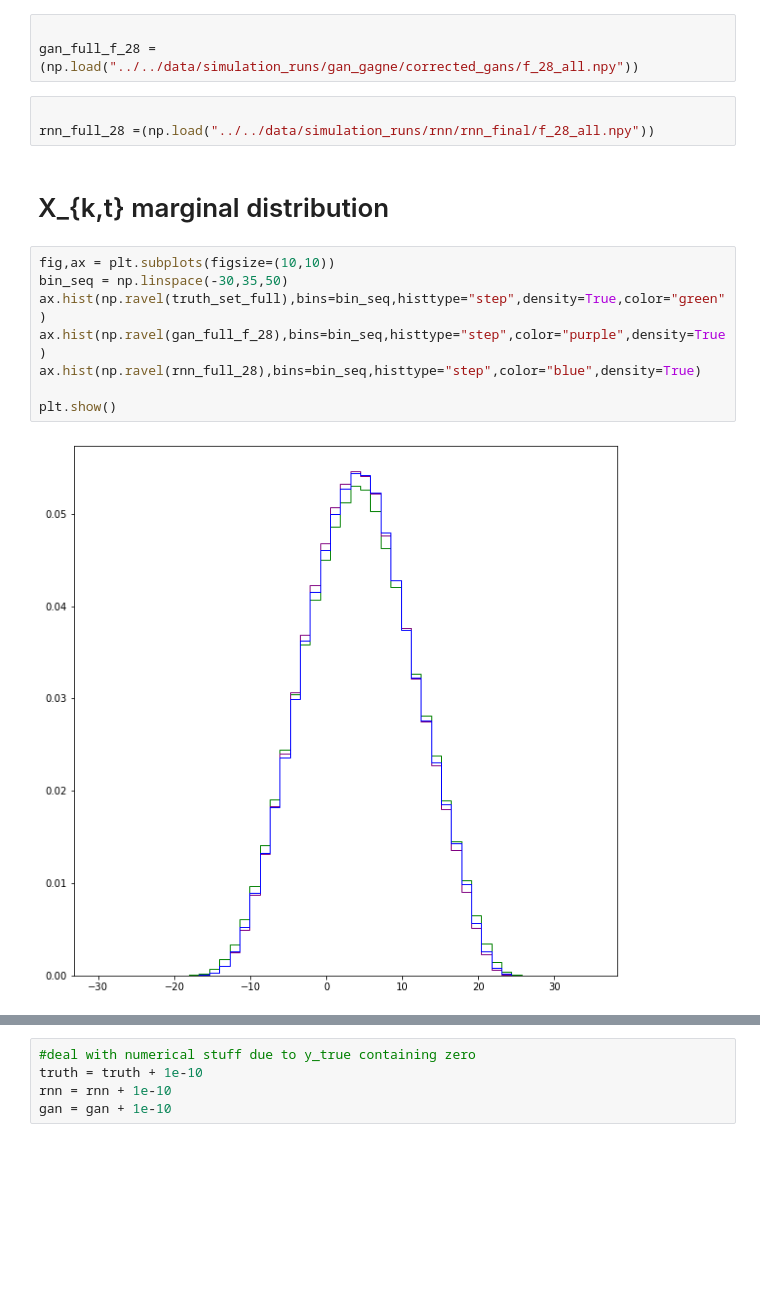
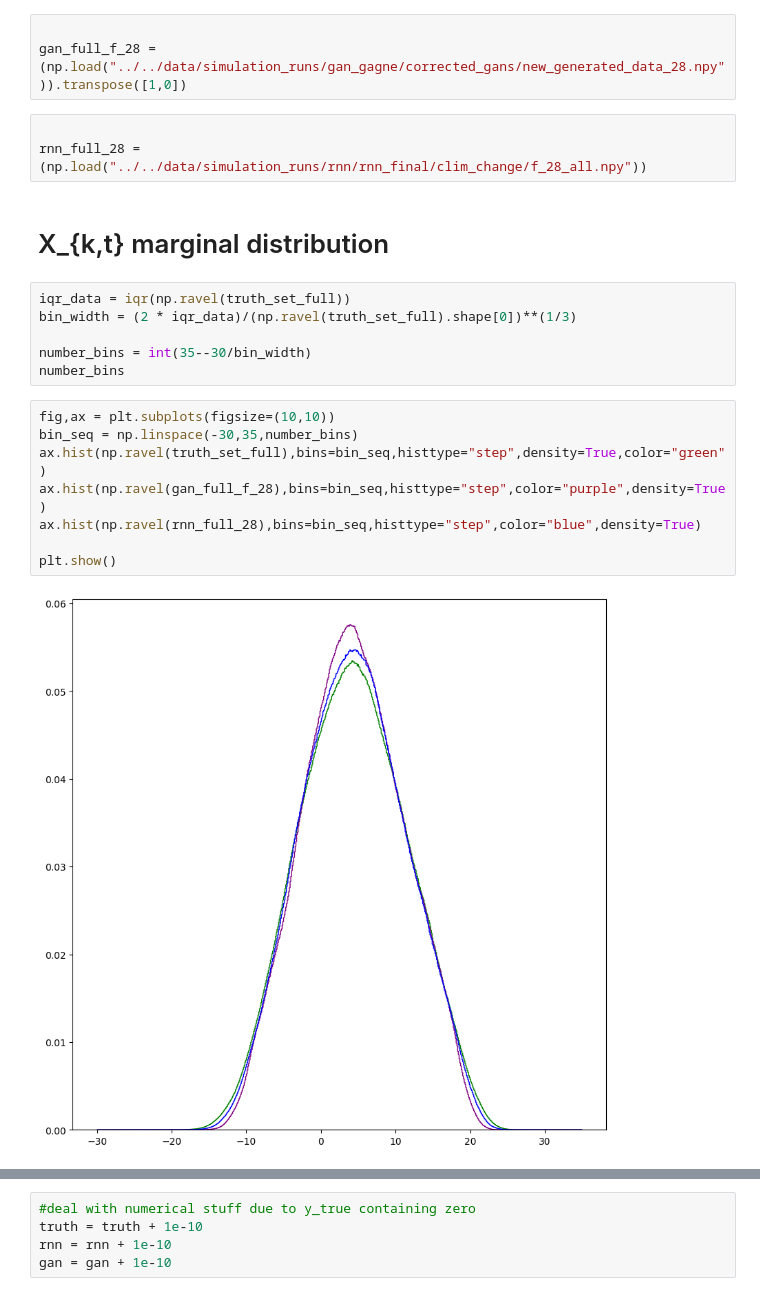
Before and after one commit to raghul-parthipan/l96_rnn, a Jupyter notebook: analysis/analysis_notebook/regime_analysis_paper_plots_clim_change.ipynb, the cells around one changed output, grey strips where cells are left out. Saved outputs shown, nothing was run; the diff lists cells and outputs as text; blank space fills up the shorter version.

```diff
--- a/analysis/analysis_notebook/regime_analysis_paper_plots_clim_change.ipynb
+++ b/analysis/analysis_notebook/regime_analysis_paper_plots_clim_change.ipynb
@@ -27,21 +28,27 @@ truth_set_f_21 = np.load("../../data/truth_run/climate_change_exp/full_val_21_5_
 truth_set_full  = np.load("../../data/truth_run/climate_change_exp/full_28_set.npy")[:,:,0]
 # %%
 
-gan_full_f_28 = (np.load("../../data/simulation_runs/gan_gagne/corrected_gans/f_28_all.npy"))
+gan_full_f_28 = (np.load("../../data/simulation_runs/gan_gagne/corrected_gans/new_generated_data_28.npy")).transpose([1,0])
 # %%
 
-rnn_full_28 =(np.load("../../data/simulation_runs/rnn/rnn_final/f_28_all.npy"))
+rnn_full_28 =(np.load("../../data/simulation_runs/rnn/rnn_final/clim_change/f_28_all.npy"))
 # %% [markdown]
 # X_{k,t} marginal distribution #
+# %%
+iqr_data = iqr(np.ravel(truth_set_full))
+bin_width = (2 * iqr_data)/(np.ravel(truth_set_full).shape[0])**(1/3)
+
+number_bins = int(35--30/bin_width)
+number_bins
 # %%
 fig,ax = plt.subplots(figsize=(10,10))
-bin_seq = np.linspace(-30,35,50)
+bin_seq = np.linspace(-30,35,number_bins)
 ax.hist(np.ravel(truth_set_full),bins=bin_seq,histtype="step",density=True,color="green")
 ax.hist(np.ravel(gan_full_f_28),bins=bin_seq,histtype="step",color="purple",density=True)
 ax.hist(np.ravel(rnn_full_28),bins=bin_seq,histtype="step",color="blue",density=True)
 
 plt.show()
 # %% [output]
-[figure, old version]
+[figure, new version]
 # %%
 fig,ax = plt.subplots(figsize=(10,10))
```
Also changed, not shown: parts of 26 cells of this notebook, 5 other files.
